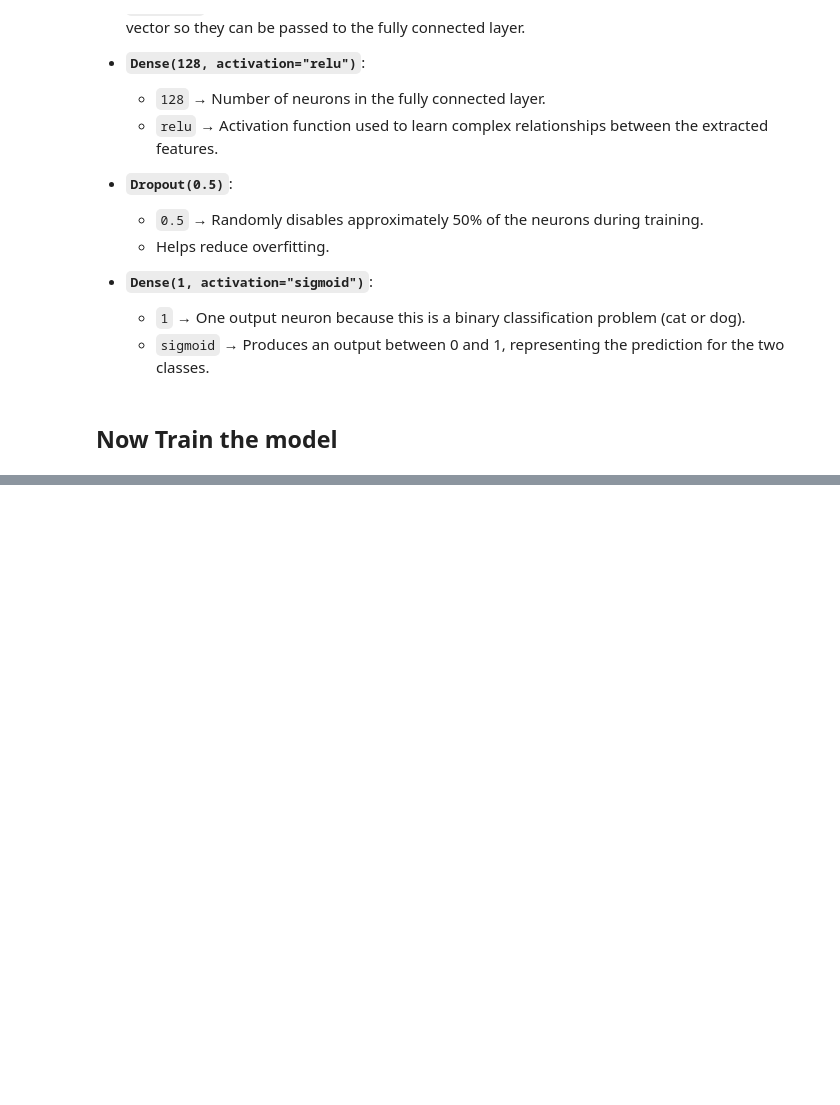
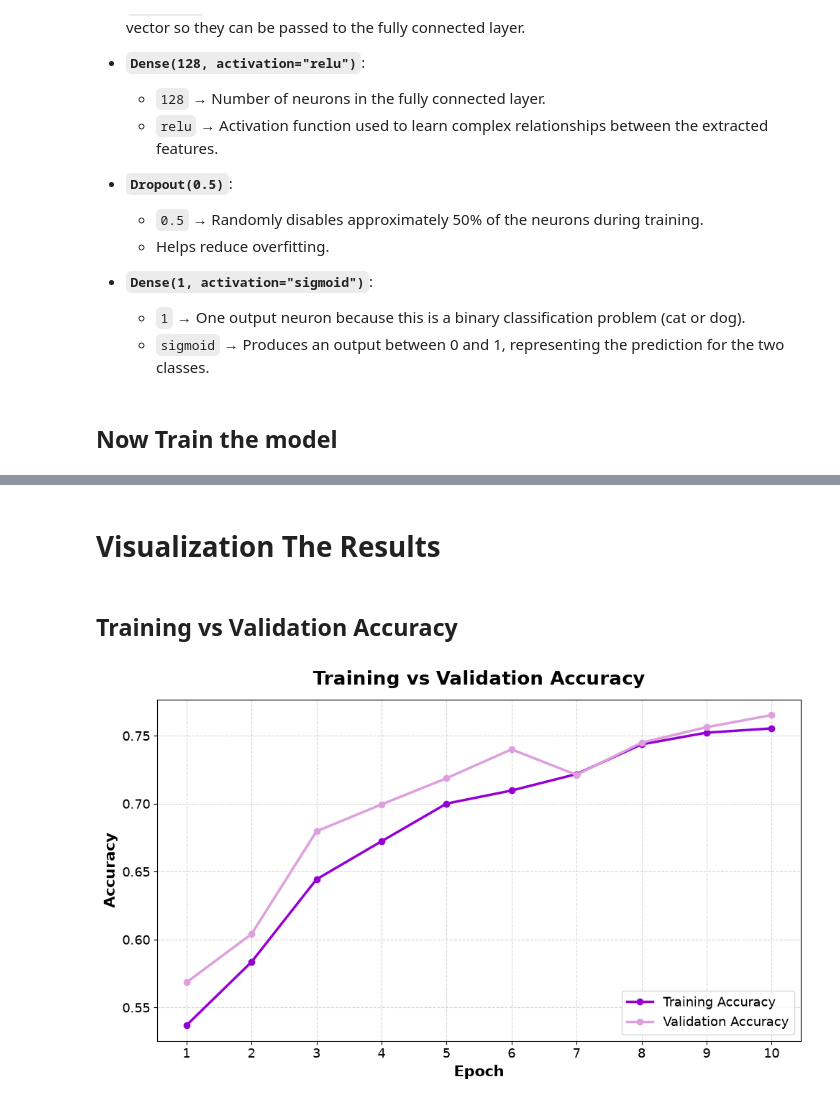
Before and after one commit to chalise-suraj/Dog_Cat_Classification, a Jupyter notebook: notebooks/data_loading.ipynb, the cells around one changed output, grey strips where cells are left out. Drawn from its saved outputs; the diff is of its cells as text; code cells hidden in the pictures; blank space fills up the shorter version.

```diff
--- a/notebooks/data_loading.ipynb
+++ b/notebooks/data_loading.ipynb
@@ -250,0 +267,58 @@ Epoch 2/10
+# %% [markdown]
+# Visualization The Results
+# %% [markdown]
+## Training vs Validation Accuracy
+# %%
+plt.figure(figsize=(10, 6))
+
+plt.plot(
+    dog_cat_model.history["accuracy"],
+    label="Training Accuracy",
+    color="darkviolet",
+    linewidth=2.5,
+    marker="o",
+    markersize=6
+)
+
+plt.plot(
+    dog_cat_model.history["val_accuracy"],
+    label="Validation Accuracy",
+    color="plum",
+    linewidth=2.5,
+    marker="o",
+    markersize=6
+)
+
+plt.xlabel("Epoch", fontsize=15, fontweight="bold")
+plt.ylabel("Accuracy", fontsize=15, fontweight="bold")
+
+plt.title(
+    "Training vs Validation Accuracy",
+    fontsize=19,
+    fontweight="bold",
+    pad=15
+)
+
+plt.xticks(
+    ticks=range(10),
+    labels=range(1, 11),
+    fontsize=13
+)
+
+plt.yticks(fontsize=13)
+
+plt.legend(
+    fontsize=13,
+    loc="lower right"
+)
+
+plt.grid(
+    True,
+    linestyle="--",
+    alpha=0.5
+)
+
+plt.tight_layout()
+plt.show()
+# %% [output]
+[figure, added]
```
Also changed, not shown: parts of 27 cells of this notebook, 1 other file.
